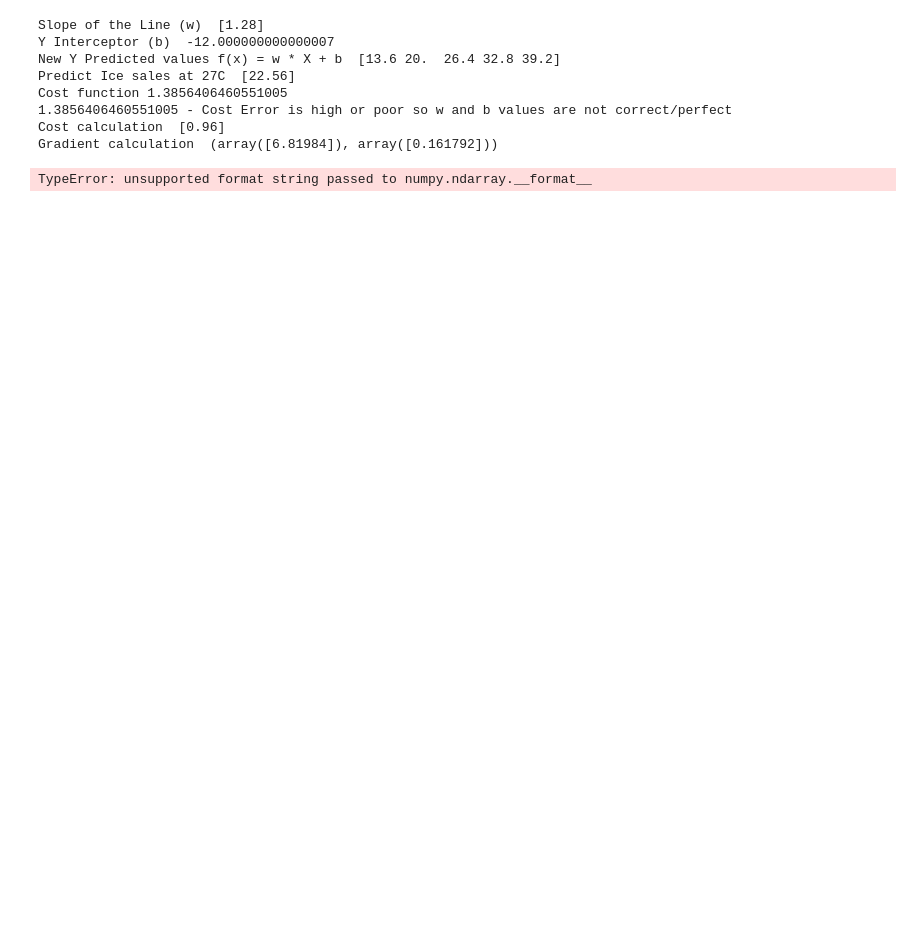
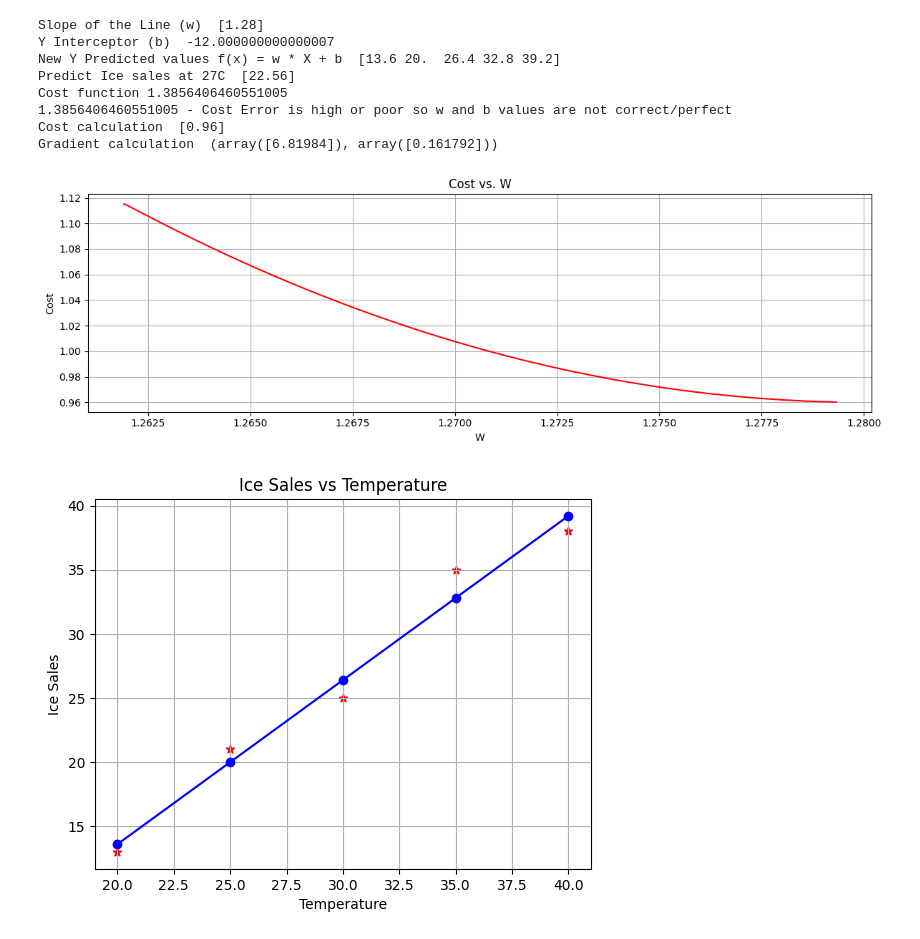
Before and after one commit to leogils333/ML_AI, a Jupyter notebook: LinearRegression.ipynb, the cells around one changed output. Cells and saved outputs as stored; diff of their text form; code cells hidden in the pictures; blank space fills up the shorter version.

```diff
--- a/LinearRegression.ipynb
+++ b/LinearRegression.ipynb
@@ -35,7 +35,7 @@ print('Cost function',rmse)
 print(rmse, '- Cost Error is high or poor so w and b values are not correct/perfect')
 
 #Implementing gradient descent. Need Learning rate to implement GD
-learning_rate = 0.001
+learning_rate = 0.0001
 number_of_iteration = 1000
 cost_history = []
 
@@ -72,6 +72,7 @@ print('Gradient calculation ',gradient_calculation(X, Y, liregmod_slope, liregmo
 
 J_history = []
 p_history = []
+b_history = []
 
 def gradient_descent(X, Y, w_in, b_in, alpha, number_of_iteration, cost_function, gradient_function):
   w = w_in
@@ -79,48 +80,50 @@ def gradient_descent(X, Y, w_in, b_in, alpha, number_of_iteration, cost_function
 
   for i in range(number_of_iteration):
     dj_dw, dj_db = gradient_function(X, Y, w, b)
-
+    cost = cost_function(X, Y, w, b)
+    # print(w, ' ', b, ' ', dj_dw, ' ', dj_db, ' ', cost)
     w = w - alpha * dj_dw
     b = b - alpha * dj_db
-    cost_history.append(cost_function(X, Y, w, b))
+
+    cost_history.append(cost)
     if i< number_of_iteration:      # prevent resource exhaustion
             J_history.append( cost_function(X, Y, w , b))
-            p_history.append([w,b])
-    if i% math.ceil(number_of_iteration/10) == 0:
-            print(f"Iteration {i:4}: Cost {J_history[-1]:0.2e} ",
-                  f"dj_dw: {dj_dw: 0.3e}, dj_db: {dj_db: 0.3e}  ",
-                  f"w: {w: 0.3e}, b:{b: 0.5e}")
+            p_history.append(w)
+            b_history.append(b)
 
   return w, b, J_history, p_history
 
 w_final, b_final, J_hist, p_hist = gradient_descent(X, Y, liregmod_slope, liregmod_intercept, learning_rate, number_of_iteration,
                                            cost_calculation, gradient_calculation)
 
-print('Gradient Descent ',w_final, b_final, J_hist, p_hist)
-fig, (ax1, ax2) = plt.subplots(1, 2, constrained_layout=True, figsize=(12,4))
-ax1.plot(J_hist[:100])
-ax2.plot(1000 + npy.arange(len(J_hist[1000:])), J_hist[1000:])
-ax1.set_title("Cost vs. iteration(start)");  ax2.set_title("Cost vs. iteration (end)")
-ax1.set_ylabel('Cost')            ;  ax2.set_ylabel('Cost')
-ax1.set_xlabel('iteration step')  ;  ax2.set_xlabel('iteration step')
+#print('Gradient Descent ',w_final, b_final, J_hist, p_hist)
+
+plt.figure(figsize=(12,4))
+plt.plot(p_history, J_history, color='red')
+plt.title('Cost vs. W')
+plt.ylabel('Cost')
+plt.xlabel('W')
+plt.grid(True)
+plt.tight_layout()
 plt.show()
 
 #print(cost_history)
 #Draw a Diagram
 plt.title('Ice Sales vs Temperature')
 plt.xlabel('Temperature')
 plt.ylabel('Ice Sales')
 plt.scatter(temperature, icesales, marker='*', edgecolors='r')
 plt.plot(temperature, Y_predicte, '-bo')
 plt.grid()
 plt.show()
 # %% [output]
 Slope of the Line (w)  [1.28]
 Y Interceptor (b)  -12.000000000000007
 New Y Predicted values f(x) = w * X + b  [13.6 20.  26.4 32.8 39.2]
 Predict Ice sales at 27C  [22.56]
 Cost function 1.3856406460551005
 1.3856406460551005 - Cost Error is high or poor so w and b values are not correct/perfect
 Cost calculation  [0.96]
 Gradient calculation  (array([6.81984]), array([0.161792]))
-TypeError: unsupported format string passed to numpy.ndarray.__format__
+[figure, added]
+[figure, added]
```
